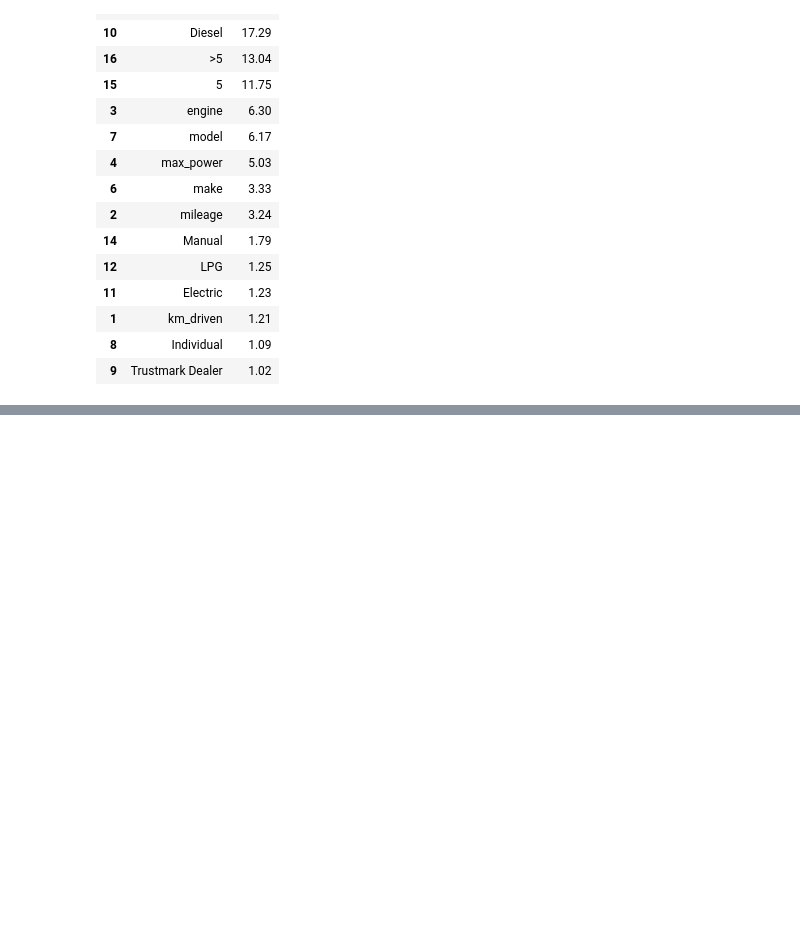
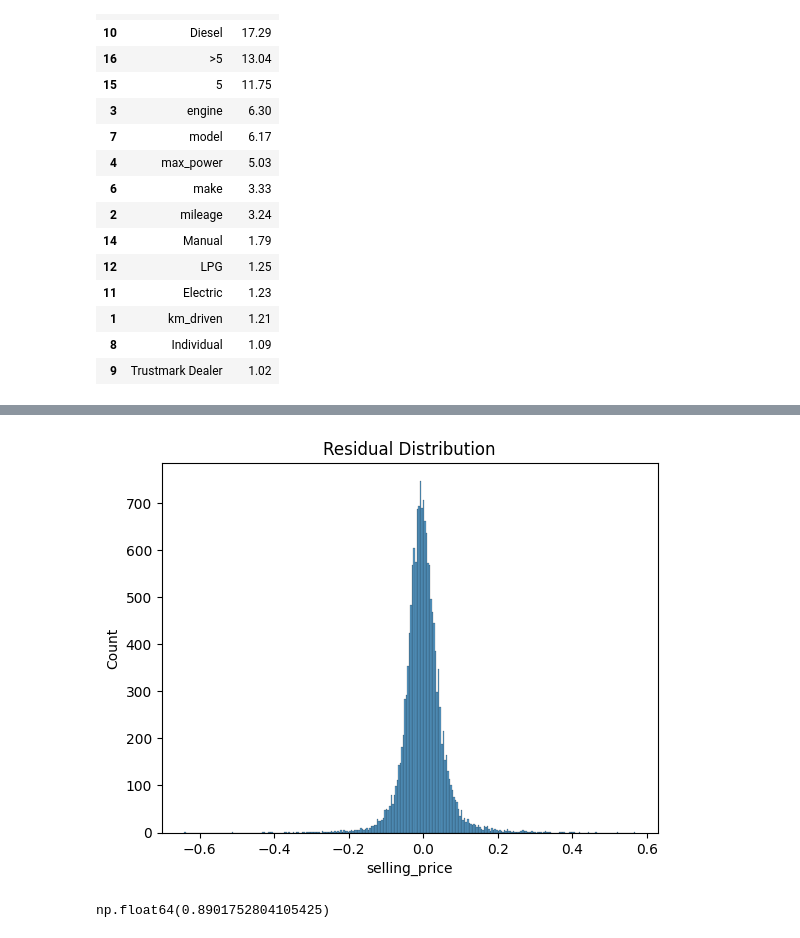
Before and after one commit to SachinScaler/May25_Intro_to_ML_NN, a Jupyter notebook: ML_Linear_Regression_4|Lecture.ipynb, the cells around one changed output, grey strips where cells are left out. Drawn from its saved outputs; the diff is of its cells as text; code cells hidden in the pictures; blank space fills up the shorter version.

```diff
--- a/ML_Linear_Regression_4|Lecture.ipynb
+++ b/ML_Linear_Regression_4|Lecture.ipynb
@@ -197,0 +222,28 @@ vif
+# %%
+import statsmodels.api as sm
+from sklearn.preprocessing import StandardScaler
+from sklearn.model_selection import train_test_split
+
+from sklearn.preprocessing import MinMaxScaler, StandardScaler
+
+# non numerical categorical variable handling
+df['make'] = df.groupby('make')['selling_price'].transform('mean')
+df['model'] = df.groupby('model')['selling_price'].transform('mean')
+
+# scaling
+scaler = MinMaxScaler()
+df = pd.DataFrame(scaler.fit_transform(df), columns=df.columns)
+
+X = df[df.columns.drop('selling_price')]
+y = df["selling_price"]
+
+X_train, X_test, y_train, y_test = train_test_split(X, y, test_size=0.2, random_state=2)
+
+scaler = StandardScaler()
+X_tr_scaled = scaler.fit_transform(X_train)
+
+X_sm = sm.add_constant(X_tr_scaled)  #Statmodels default is without intercept, to add intercept we need to add constant
+
+sm_model = sm.OLS(y_train, X_sm).fit()
+
+print(sm_model.summary())
@@ -197,0 +268,19 @@ vif
+# %%
+y_hat = sm_model.predict(X_sm)
+# %%
+errors  = y_train - y_hat
+# %%
+import seaborn as sns
+
+sns.histplot(errors)
+plt.title("Residual Distribution")
+plt.show()
+# %% [output]
+[figure, added]
+# %%
+from scipy import stats
+
+res = stats.shapiro(errors)
+res.statistic
+# %% [output]
+np.float64(0.8901752804105425)
```
Also changed, not shown: parts of 8 cells of this notebook.
